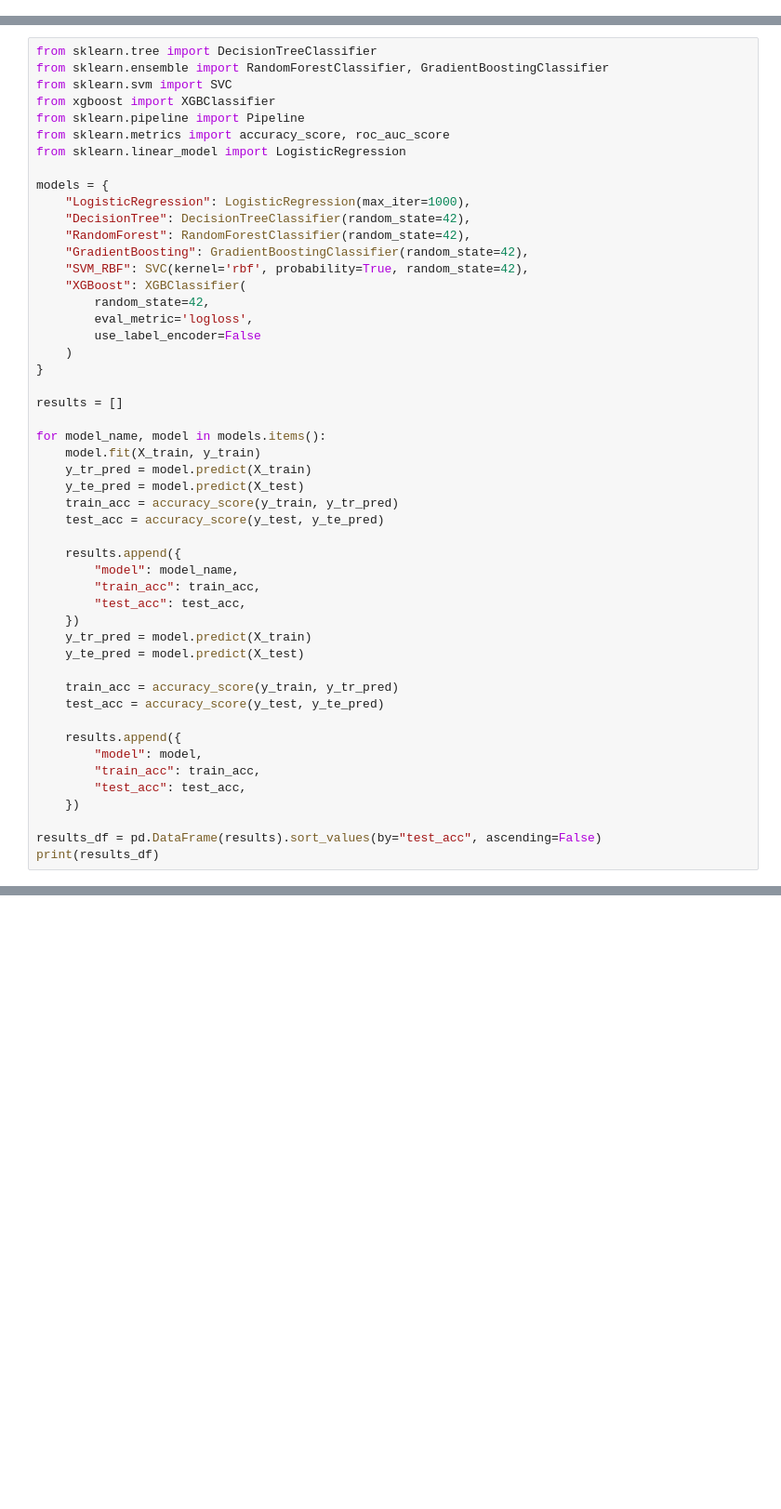
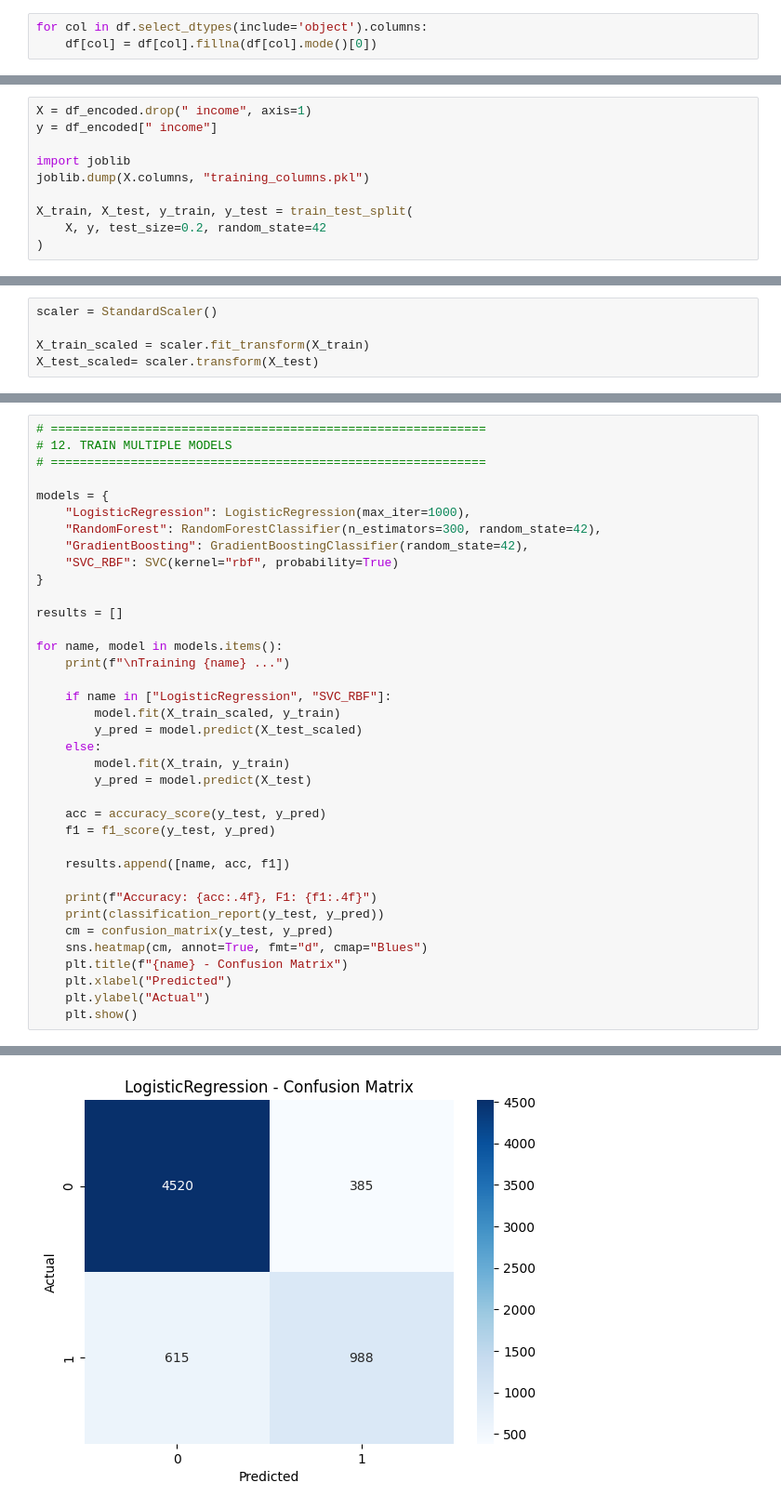
Before and after one commit to MyGit-App/Supervised-ML, a Jupyter notebook: IncomeEvaluation.ipynb, the cells around one changed output, grey strips where cells are left out. Shown at 93% size. Drawn from its saved outputs; the diff is of its cells as text; blank space fills up the shorter version.

```diff
--- a/IncomeEvaluation.ipynb
+++ b/IncomeEvaluation.ipynb
@@ -122 +134,4 @@ Index([' fnlwgt', ' capital-loss', ' capital-gain'], dtype='str')
+# %%
+for col in df.select_dtypes(include='object').columns:
+    df[col] = df[col].fillna(df[col].mode()[0])
 # %%
@@ -165,0 +218,10 @@ X_train, X_test, y_train, y_test = train_test_split(
+# %%
+X = df_encoded.drop(" income", axis=1)
+y = df_encoded[" income"]
+
+import joblib
+joblib.dump(X.columns, "training_columns.pkl")
+
+X_train, X_test, y_train, y_test = train_test_split(
+    X, y, test_size=0.2, random_state=42
+)
@@ -165,0 +250,5 @@ X_train, X_test, y_train, y_test = train_test_split(
+# %%
+scaler = StandardScaler()
+
+X_train_scaled = scaler.fit_transform(X_train)
+X_test_scaled= scaler.transform(X_test)
@@ -166,51 +270,38 @@ X_train, X_test, y_train, y_test = train_test_split(
 # %%
-from sklearn.tree import DecisionTreeClassifier
-from sklearn.ensemble import RandomForestClassifier, GradientBoostingClassifier
-from sklearn.svm import SVC
-from xgboost import XGBClassifier
-from sklearn.pipeline import Pipeline
-from sklearn.metrics import accuracy_score, roc_auc_score
-from sklearn.linear_model import LogisticRegression
+# ============================================================
+# 12. TRAIN MULTIPLE MODELS
+# ============================================================
 
 models = {
     "LogisticRegression": LogisticRegression(max_iter=1000),
-    "DecisionTree": DecisionTreeClassifier(random_state=42),
-    "RandomForest": RandomForestClassifier(random_state=42),
+    "RandomForest": RandomForestClassifier(n_estimators=300, random_state=42),
     "GradientBoosting": GradientBoostingClassifier(random_state=42),
-    "SVM_RBF": SVC(kernel='rbf', probability=True, random_state=42),
-    "XGBoost": XGBClassifier(
-        random_state=42,
-        eval_metric='logloss',
-        use_label_encoder=False
-    )
+    "SVC_RBF": SVC(kernel="rbf", probability=True)
 }
 
 results = []
 
-for model_name, model in models.items():
-    model.fit(X_train, y_train)
-    y_tr_pred = model.predict(X_train)
-    y_te_pred = model.predict(X_test)
-    train_acc = accuracy_score(y_train, y_tr_pred)
-    test_acc = accuracy_score(y_test, y_te_pred)
+for name, model in models.items():
+    print(f"\nTraining {name} ...")
 
-    results.append({
-        "model": model_name,
-        "train_acc": train_acc,
-        "test_acc": test_acc,
-    })
-    y_tr_pred = model.predict(X_train)
-    y_te_pred = model.predict(X_test)
+    if name in ["LogisticRegression", "SVC_RBF"]:
+        model.fit(X_train_scaled, y_train)
+        y_pred = model.predict(X_test_scaled)
+    else:
+        model.fit(X_train, y_train)
+        y_pred = model.predict(X_test)
 
-    train_acc = accuracy_score(y_train, y_tr_pred)
-    test_acc = accuracy_score(y_test, y_te_pred)
+    acc = accuracy_score(y_test, y_pred)
+    f1 = f1_score(y_test, y_pred)
 
-    results.append({
-        "model": model,
-        "train_acc": train_acc,
-        "test_acc": test_acc,
-    })
+    results.append([name, acc, f1])
 
-results_df = pd.DataFrame(results).sort_values(by="test_acc", ascending=False)
-print(results_df)
+    print(f"Accuracy: {acc:.4f}, F1: {f1:.4f}")
+    print(classification_report(y_test, y_pred))
+    cm = confusion_matrix(y_test, y_pred)
+    sns.heatmap(cm, annot=True, fmt="d", cmap="Blues")
+    plt.title(f"{name} - Confusion Matrix")
+    plt.xlabel("Predicted")
+    plt.ylabel("Actual")
+    plt.show()
 # %% [output]
@@ -217,0 +318 @@ ValueError: could not convert string to float: ' Private'
+[figure, added]
```
Also changed, not shown: parts of 21 cells of this notebook, 8 other files.
